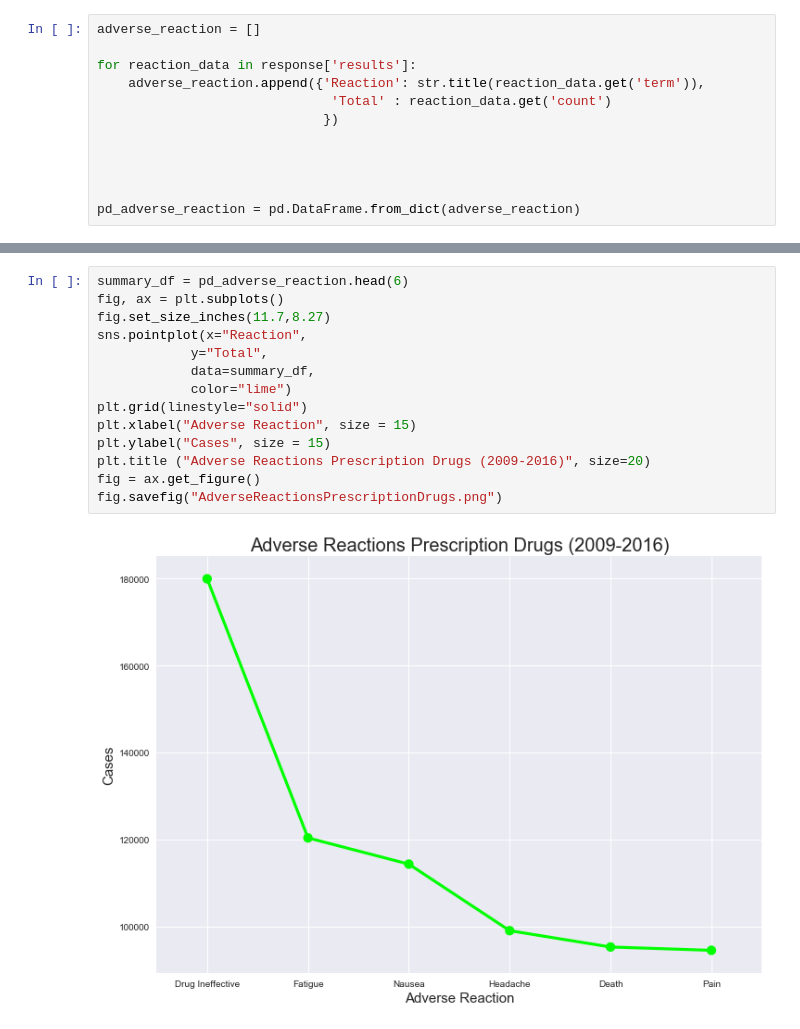
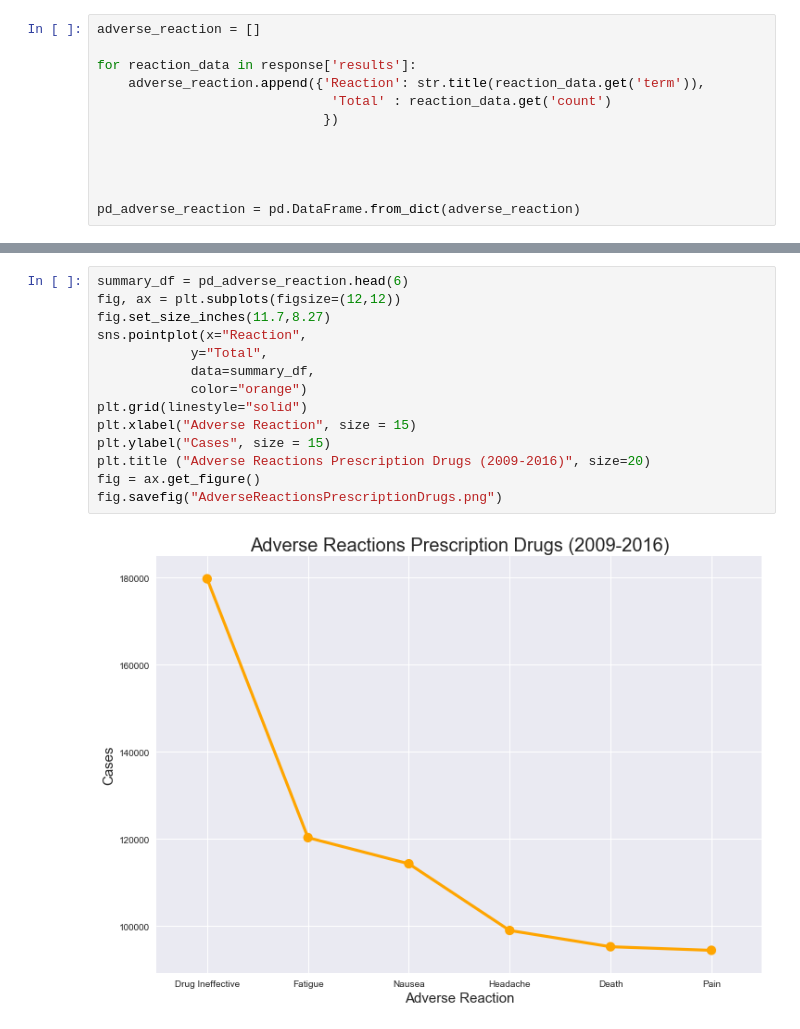
Before and after one commit to DataSteph/Opioid-Analysis-, a Jupyter notebook: FDAApi.ipynb, the cells around one changed output, grey strips where cells are left out. Saved outputs shown, nothing was run; the diff lists cells and outputs as text.

```diff
--- a/FDAApi.ipynb
+++ b/FDAApi.ipynb
@@ -249,16 +258,16 @@ pd_adverse_reaction.head(10)
 # %%
 summary_df = pd_adverse_reaction.head(6)
-fig, ax = plt.subplots()
+fig, ax = plt.subplots(figsize=(12,12))
 fig.set_size_inches(11.7,8.27)
 sns.pointplot(x="Reaction",
             y="Total",
             data=summary_df,
-            color="lime")
+            color="orange")
 plt.grid(linestyle="solid")
 plt.xlabel("Adverse Reaction", size = 15)
 plt.ylabel("Cases", size = 15)
 plt.title ("Adverse Reactions Prescription Drugs (2009-2016)", size=20)
 fig = ax.get_figure()
 fig.savefig("AdverseReactionsPrescriptionDrugs.png")
 # %% [output]
-[figure, old version]
+[figure, new version]
```
Also changed, not shown: parts of 13 cells of this notebook, 4 other files.
